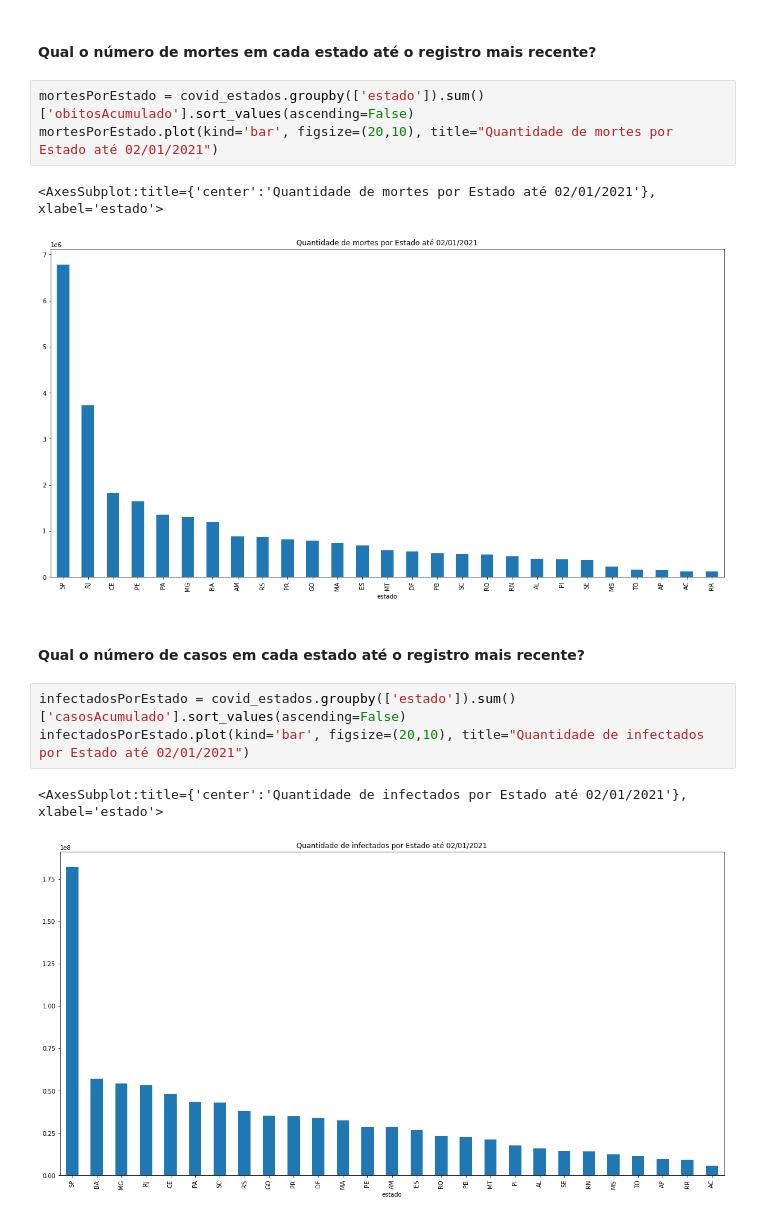
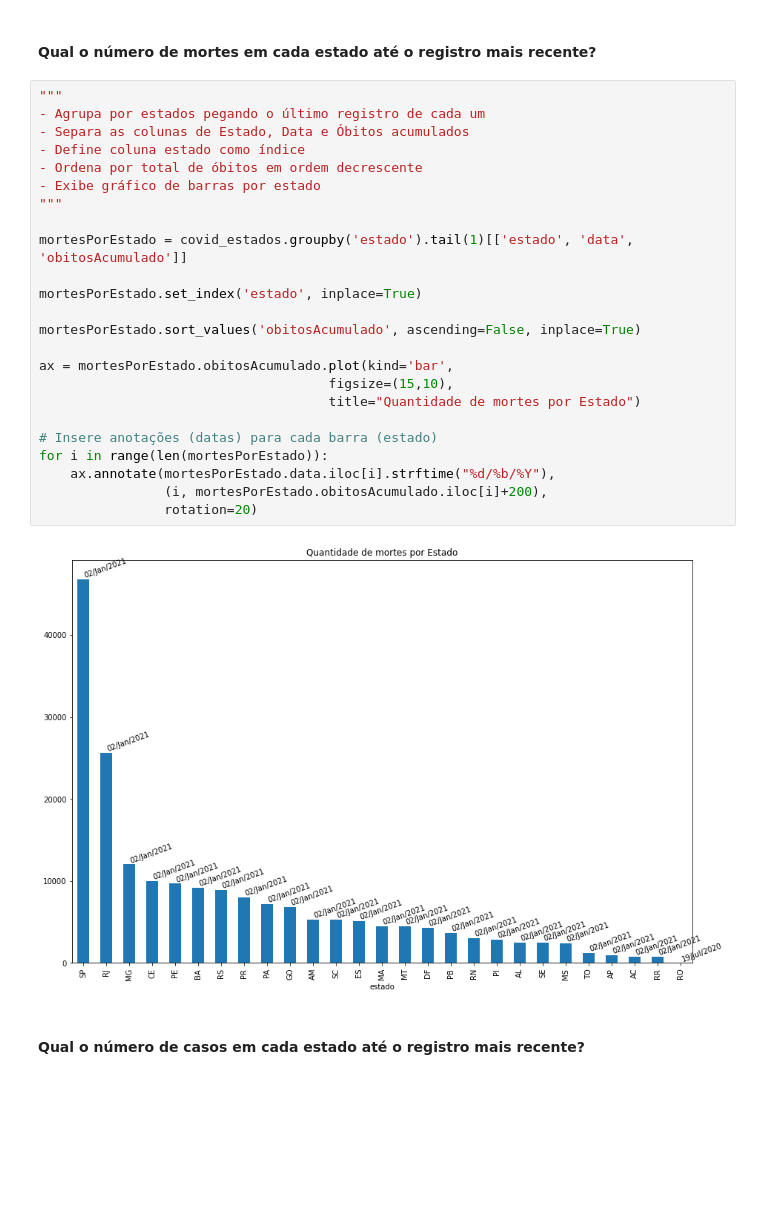
Before and after one commit to SilvioDaCol/Analise_COVID19, a Jupyter notebook: Analysis.ipynb, the cells around one changed output. Drawn from its saved outputs; the diff is of its cells as text; blank space fills up the shorter version.

```diff
--- a/Analysis.ipynb
+++ b/Analysis.ipynb
@@ -313,17 +313,31 @@ covid_estados.head()
 | 4 | 318 | Norte | RO | 2020-02-29 | 9 | 1777225.0 | 0.0 | 0.0 | ... |
 # %% [markdown]
 #### Qual o número de mortes em cada estado até o registro mais recente?
-# %%
-mortesPorEstado = covid_estados.groupby(['estado']).sum()['obitosAcumulado'].sort_values(ascending=False)
-mortesPorEstado.plot(kind='bar', figsize=(20,10), title="Quantidade de mortes por Estado até 02/01/2021")
-# %% [output]
-<AxesSubplot:title={'center':'Quantidade de mortes por Estado até 02/01/2021'}, xlabel='estado'>
-[figure, removed]
+# %%
+"""
+- Agrupa por estados pegando o último registro de cada um
+- Separa as colunas de Estado, Data e Óbitos acumulados
+- Define coluna estado como índice
+- Ordena por total de óbitos em ordem decrescente
+- Exibe gráfico de barras por estado
+"""
+
+mortesPorEstado = covid_estados.groupby('estado').tail(1)[['estado', 'data', 'obitosAcumulado']]
+
+mortesPorEstado.set_index('estado', inplace=True)
+
+mortesPorEstado.sort_values('obitosAcumulado', ascending=False, inplace=True)
+
+ax = mortesPorEstado.obitosAcumulado.plot(kind='bar',
+                                     figsize=(15,10),
+                                     title="Quantidade de mortes por Estado")
+
+# Insere anotações (datas) para cada barra (estado)
+for i in range(len(mortesPorEstado)):
+    ax.annotate(mortesPorEstado.data.iloc[i].strftime("%d/%b/%Y"),
+                (i, mortesPorEstado.obitosAcumulado.iloc[i]+200),
+                rotation=20)
+# %% [output]
+[figure, added]
 # %% [markdown]
 #### Qual o número de casos em cada estado até o registro mais recente?
-# %%
-infectadosPorEstado = covid_estados.groupby(['estado']).sum()['casosAcumulado'].sort_values(ascending=False)
-infectadosPorEstado.plot(kind='bar', figsize=(20,10), title="Quantidade de infectados por Estado até 02/01/2021")
-# %% [output]
-<AxesSubplot:title={'center':'Quantidade de infectados por Estado até 02/01/2021'}, xlabel='estado'>
-[figure, removed]
```
Also changed, not shown: parts of 5 cells of this notebook.
